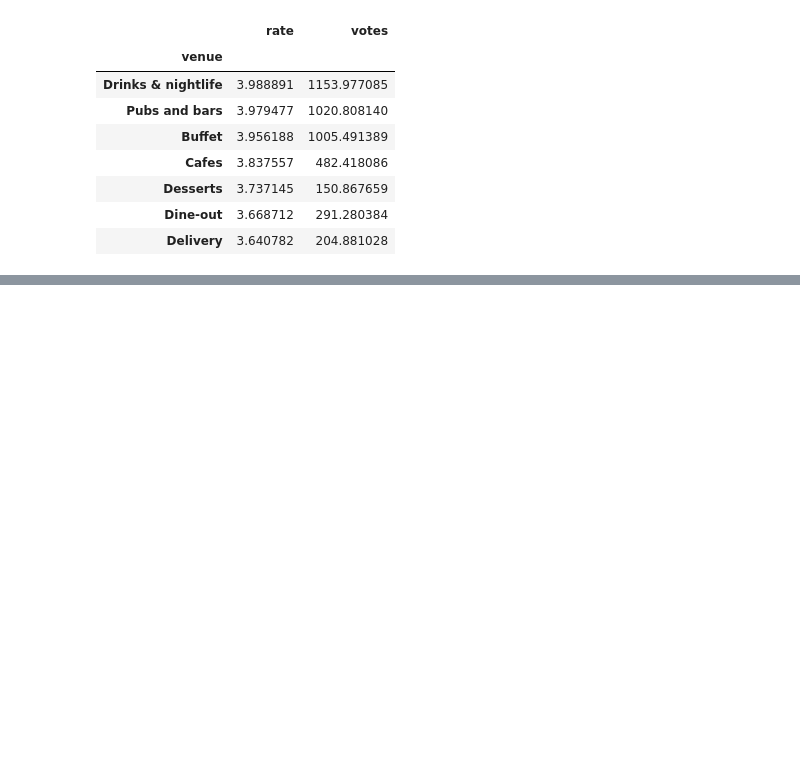
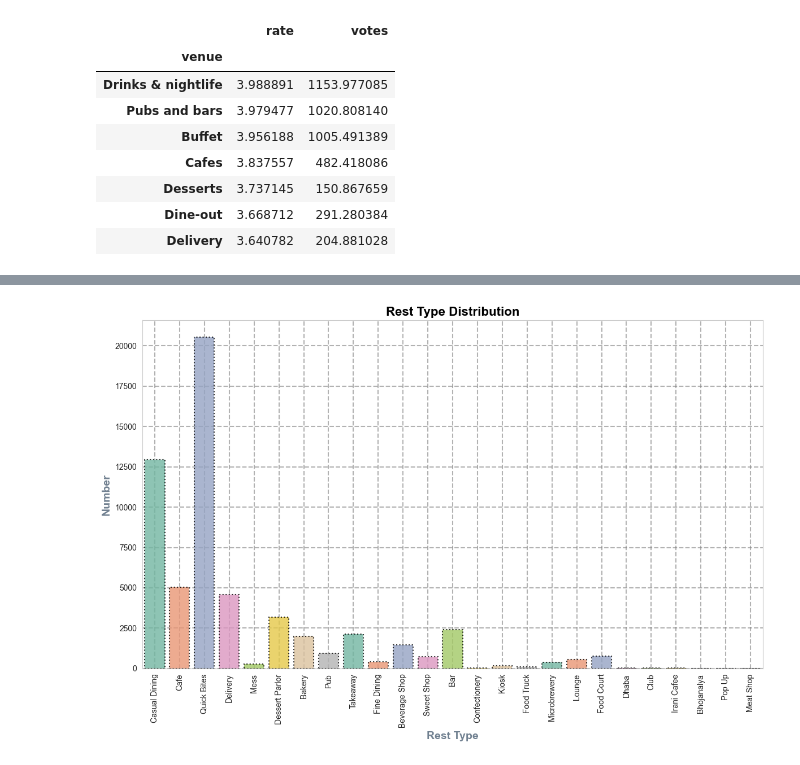
Before and after one commit to SaurabhSSB/bengaluru-restaurant-eda, a Jupyter notebook: 3_eda.ipynb, the cells around one changed output, grey strips where cells are left out. Cells and saved outputs as stored; diff of their text form; code cells hidden in the pictures; blank space fills up the shorter version.

```diff
--- a/3_eda.ipynb
+++ b/3_eda.ipynb
@@ -640,0 +666,11 @@ plt.show()
+# %%
+rest_type_data= {}
+for i in df.rest_type:
+    for j in i.split(","):
+        j=j.strip()
+        if j in rest_type_data:
+            rest_type_data[j]+= 1
+        else:
+            rest_type_data[j]= 1
+
+rest_type_data
@@ -640,0 +695,14 @@ plt.show()
+# %%
+plt.figure(figsize= (12,8))
+sns.set_style("whitegrid")
+sns.barplot(x= rest_type_data.keys(), y= rest_type_data.values(), linewidth= 1.5, linestyle= ":", palette= "Set2", edgecolor= "black", width= 0.8, alpha= 0.8)
+
+plt.title("Rest Type Distribution", fontsize= 16, fontweight= "bold", color= "black")
+plt.xlabel("Rest Type", fontsize= 14, fontweight= "bold", color= "slategray")
+plt.ylabel("Number", fontsize= 14, fontweight= "bold", color= "slategray")
+plt.grid(True, linewidth= 1.5, linestyle= "--", color= "grey", alpha= 0.6)
+plt.xticks(rotation= 90)
+plt.tight_layout()
+plt.show()
+# %% [output]
+[figure, added]
```
Also changed, not shown: parts of 8 cells of this notebook.
